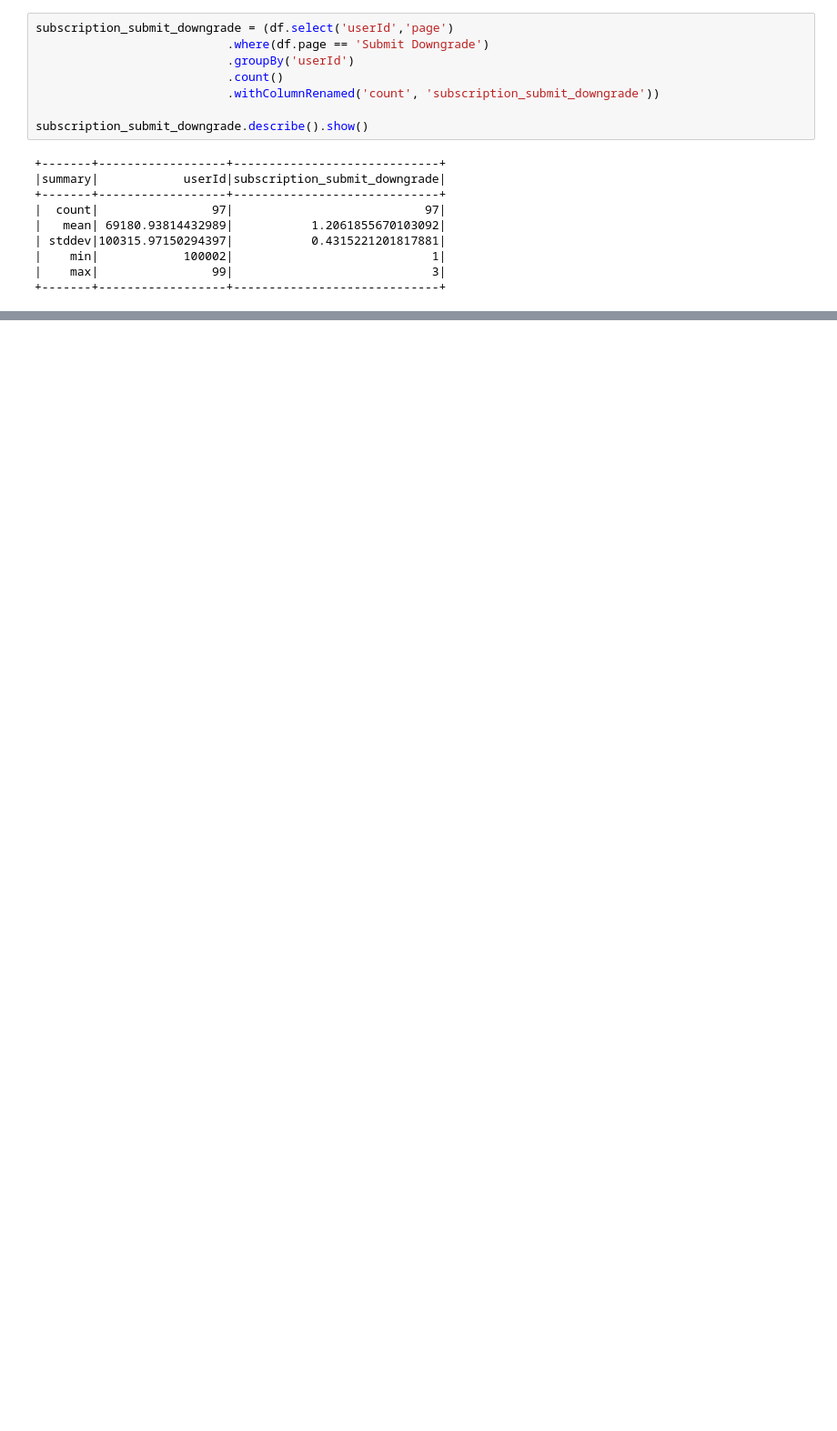
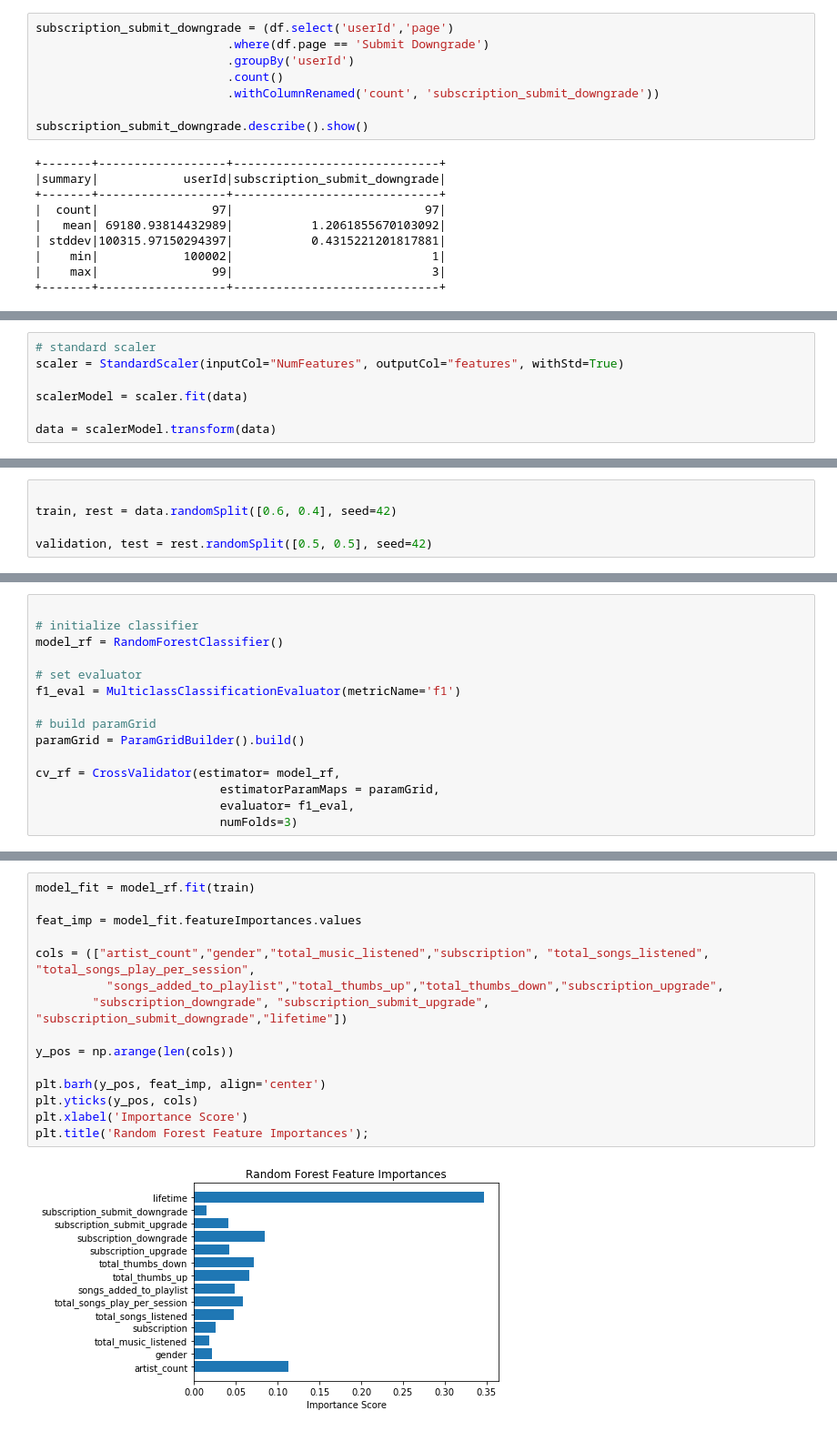
Before and after one commit to SimplifyData/Sparkify-with-Apache-Spark-Mllib-Data-Science, a Jupyter notebook: Sparkify Notebook.ipynb, the cells around one changed output, grey strips where cells are left out. Shown at 91% size. Cells and saved outputs as stored; diff of their text form; blank space fills up the shorter version.

```diff
--- a/Sparkify Notebook.ipynb
+++ b/Sparkify Notebook.ipynb
@@ -559,0 +674,7 @@ Py4JJavaError: An error occurred while calling o1015.collectToPython.
+# %%
+# standard scaler
+scaler = StandardScaler(inputCol="NumFeatures", outputCol="features", withStd=True)
+
+scalerModel = scaler.fit(data)
+
+data = scalerModel.transform(data)
@@ -559,0 +683,5 @@ Py4JJavaError: An error occurred while calling o1015.collectToPython.
+# %%
+
+train, rest = data.randomSplit([0.6, 0.4], seed=42)
+
+validation, test = rest.randomSplit([0.5, 0.5], seed=42)
@@ -559,0 +690,15 @@ Py4JJavaError: An error occurred while calling o1015.collectToPython.
+# %%
+
+# initialize classifier
+model_rf = RandomForestClassifier()
+
+# set evaluator
+f1_eval = MulticlassClassificationEvaluator(metricName='f1')
+
+# build paramGrid
+paramGrid = ParamGridBuilder().build()
+
+cv_rf = CrossValidator(estimator= model_rf,
+                          estimatorParamMaps = paramGrid,
+                          evaluator= f1_eval,
+                          numFolds=3)
@@ -559,0 +732,17 @@ Py4JJavaError: An error occurred while calling o1015.collectToPython.
+# %%
+model_fit = model_rf.fit(train)
+
+feat_imp = model_fit.featureImportances.values
+
+cols = (["artist_count","gender","total_music_listened","subscription", "total_songs_listened", "total_songs_play_per_session",
+          "songs_added_to_playlist","total_thumbs_up","total_thumbs_down","subscription_upgrade",
+        "subscription_downgrade", "subscription_submit_upgrade", "subscription_submit_downgrade","lifetime"])
+
+y_pos = np.arange(len(cols))
+
+plt.barh(y_pos, feat_imp, align='center')
+plt.yticks(y_pos, cols)
+plt.xlabel('Importance Score')
+plt.title('Random Forest Feature Importances');
+# %% [output]
+[figure, added]
```
Also changed, not shown: parts of 39 cells of this notebook.
